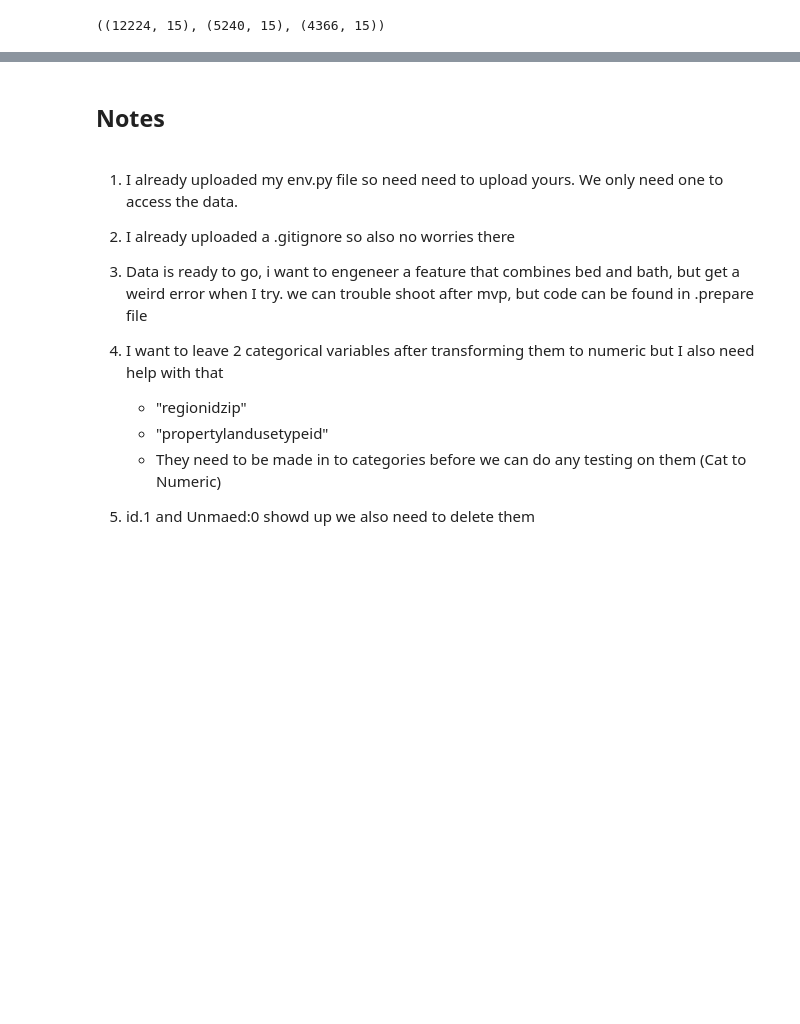
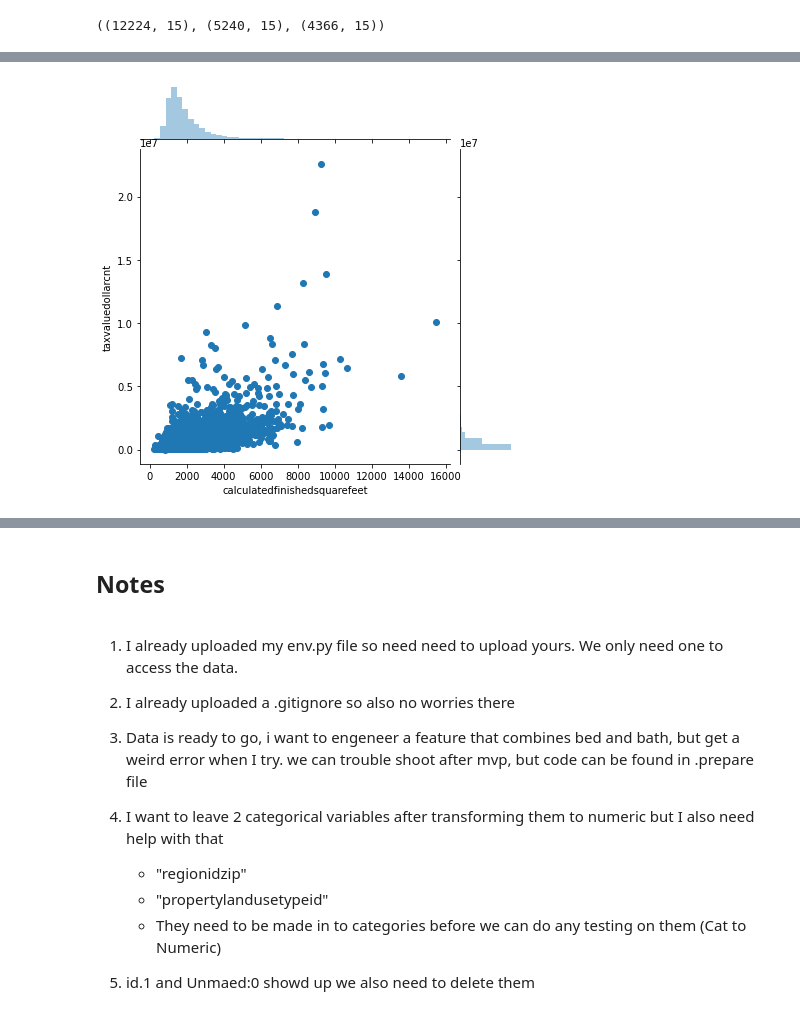
Before and after one commit to CY-Data-Services/zillow_regression_project, a Jupyter notebook: Zillow Regression Project/corey_notebook.ipynb, the cells around one changed output, grey strips where cells are left out. Drawn from its saved outputs; the diff is of its cells as text; code cells hidden in the pictures; blank space fills up the shorter version.

```diff
--- a/Zillow Regression Project/corey_notebook.ipynb
+++ b/Zillow Regression Project/corey_notebook.ipynb
@@ -45,0 +63,5 @@ X_train_explore
+# %%
+sns.jointplot(x='calculatedfinishedsquarefeet',y='taxvaluedollarcnt', data=X_train_explore)
+plt.show()
+# %% [output]
+[figure, added]
```
Also changed, not shown: parts of 7 cells of this notebook, 2 other files.
